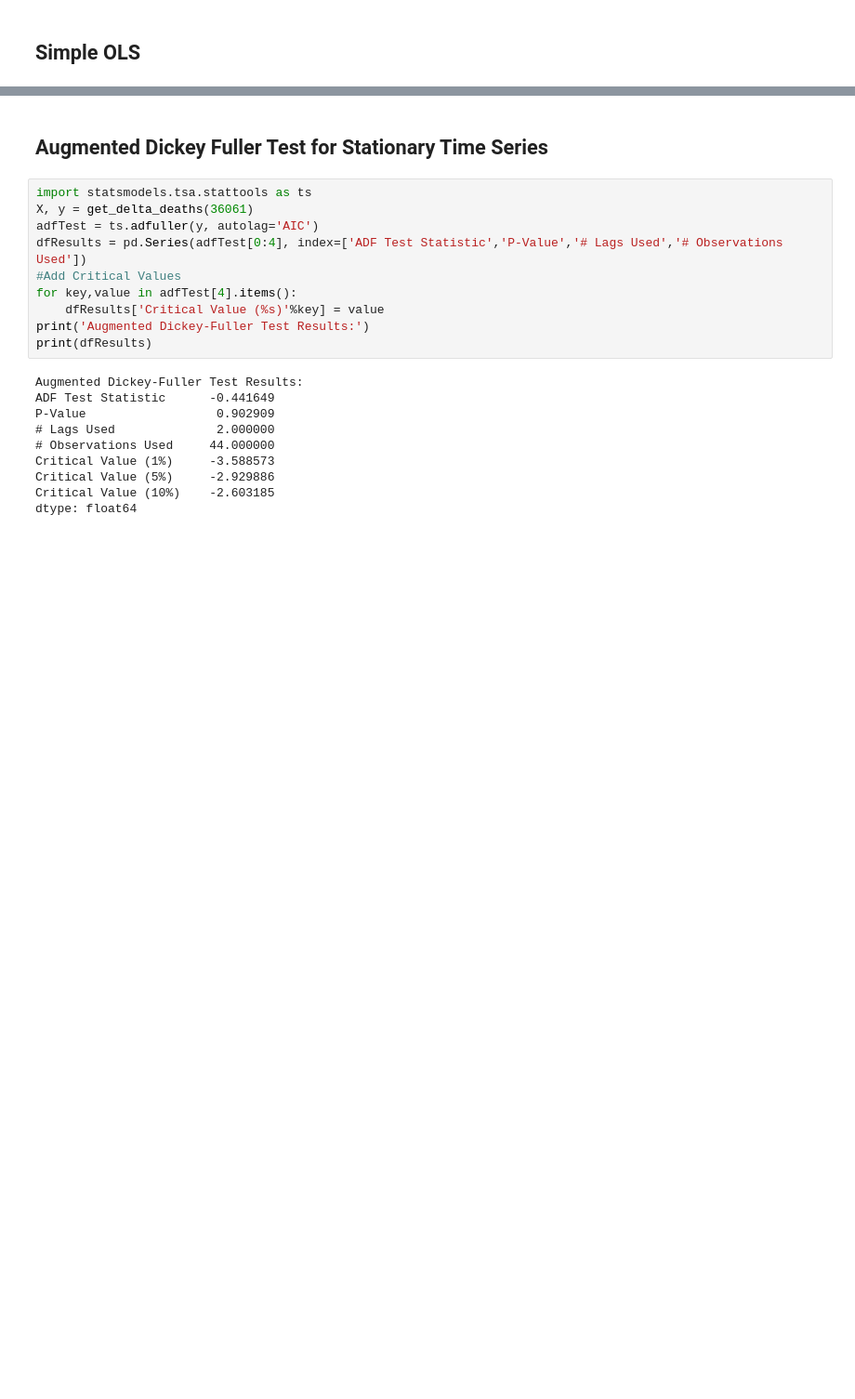
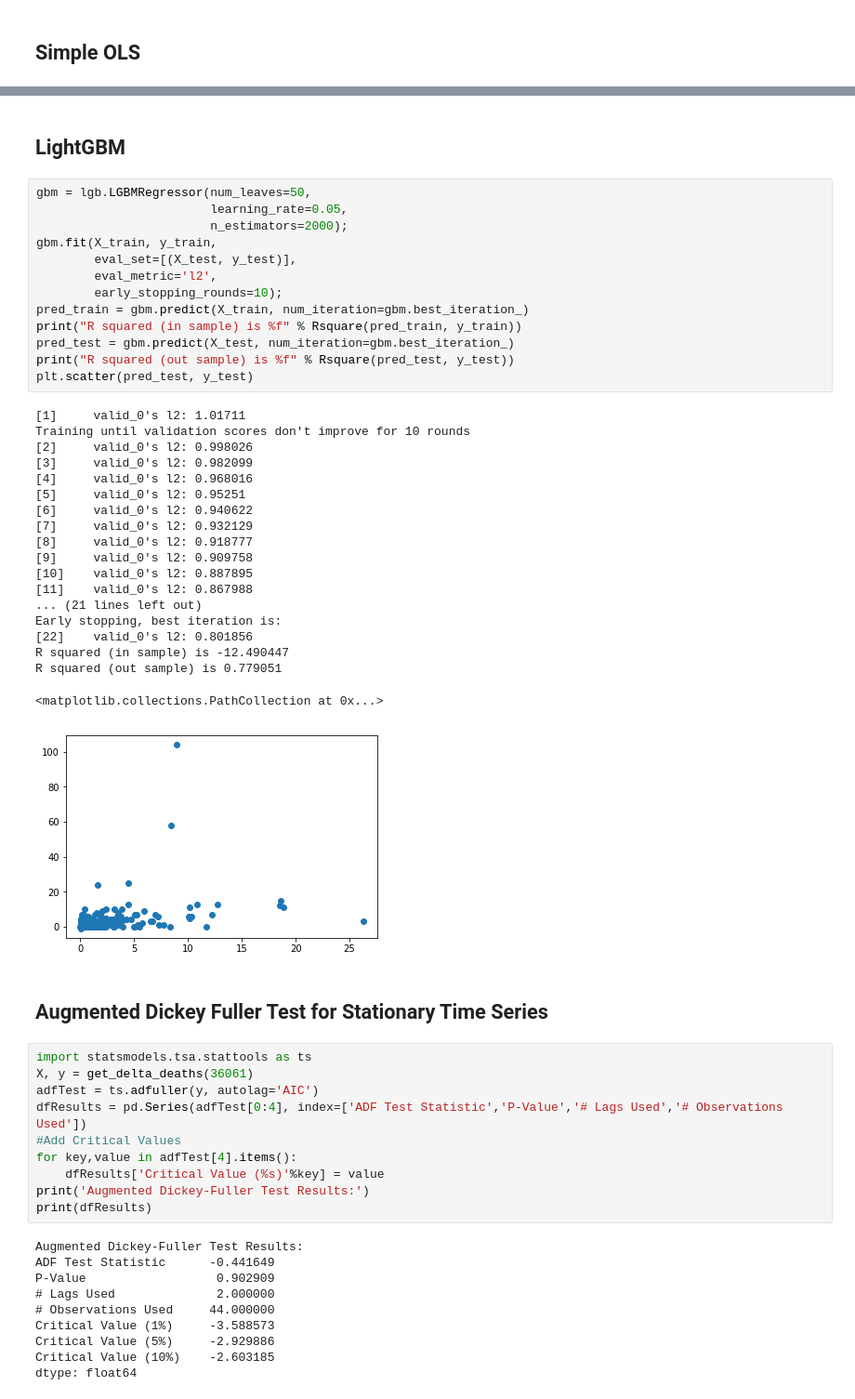
Before and after one commit to majesticfish/CS156B-Covid-Challenge, a Jupyter notebook: exploratory/Sean's Notebook/Get sum data.ipynb, the cells around one changed output, grey strips where cells are left out. Shown: that part at 93% size. Drawn from its saved outputs; the diff is of its cells as text; blank space fills up the shorter version.

```diff
--- a/exploratory/Sean's Notebook/Get sum data.ipynb
+++ b/exploratory/Sean's Notebook/Get sum data.ipynb
@@ -254,3 +298,38 @@ plt.scatter(result.predict(X), y)
+# %% [markdown]
+## LightGBM
+# %%
+gbm = lgb.LGBMRegressor(num_leaves=50,
+                        learning_rate=0.05,
+                        n_estimators=2000);
+gbm.fit(X_train, y_train,
+        eval_set=[(X_test, y_test)],
+        eval_metric='l2',
+        early_stopping_rounds=10);
+pred_train = gbm.predict(X_train, num_iteration=gbm.best_iteration_)
+print("R squared (in sample) is %f" % Rsquare(pred_train, y_train))
+pred_test = gbm.predict(X_test, num_iteration=gbm.best_iteration_)
+print("R squared (out sample) is %f" % Rsquare(pred_test, y_test))
+plt.scatter(pred_test, y_test)
+# %% [output]
+[1]     valid_0's l2: 1.01711
+Training until validation scores don't improve for 10 rounds
+[2]     valid_0's l2: 0.998026
+[3]     valid_0's l2: 0.982099
+[4]     valid_0's l2: 0.968016
+[5]     valid_0's l2: 0.95251
+[6]     valid_0's l2: 0.940622
+[7]     valid_0's l2: 0.932129
+[8]     valid_0's l2: 0.918777
+[9]     valid_0's l2: 0.909758
+[10]    valid_0's l2: 0.887895
+[11]    valid_0's l2: 0.867988
+... (21 lines left out)
+Early stopping, best iteration is:
+[22]    valid_0's l2: 0.801856
+R squared (in sample) is -12.490447
+R squared (out sample) is 0.779051
+<matplotlib.collections.PathCollection at 0x...>
+[figure, added]
 # %% [markdown]
 ## Augmented Dickey Fuller Test for Stationary Time Series
 # %%
```
Also changed, not shown: parts of 14 cells of this notebook.
